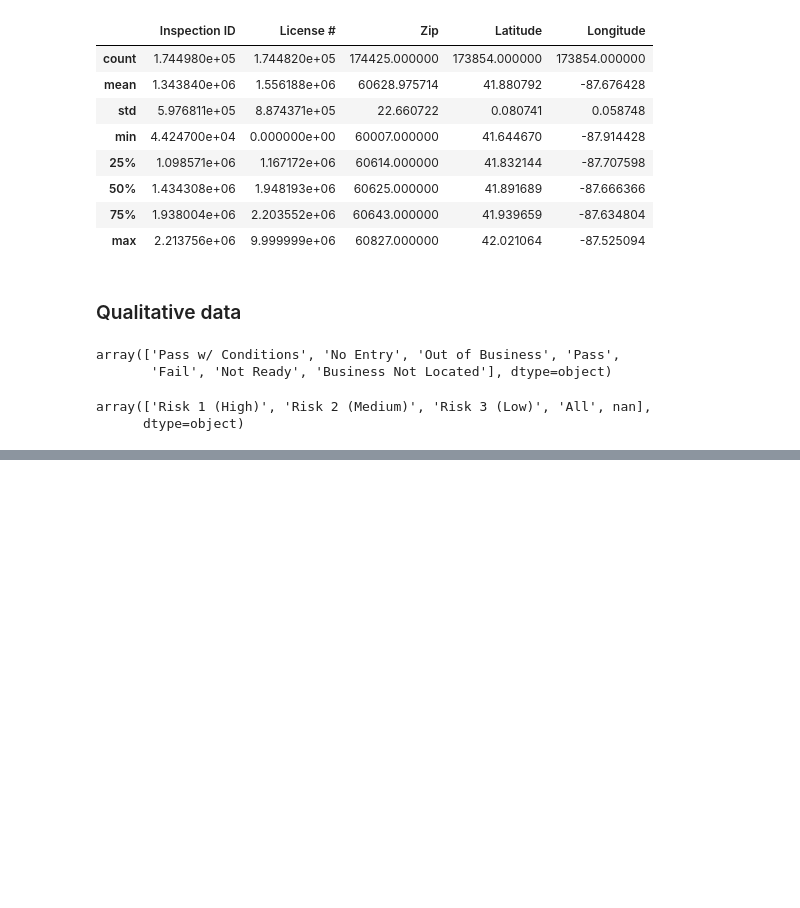
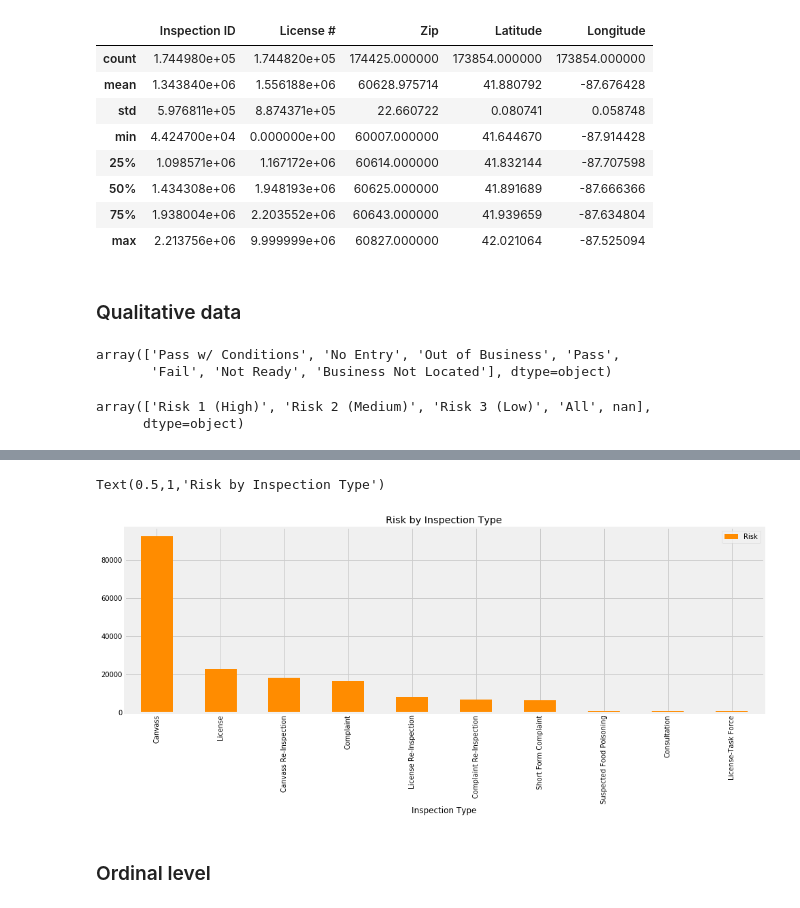
Before and after one commit to yungshun317/feature-understanding, a Jupyter notebook: food_inspections.ipynb, the cells around one changed output, grey strips where cells are left out. Drawn from its saved outputs; the diff is of its cells as text; code cells hidden in the pictures; blank space fills up the shorter version.

```diff
--- a/food_inspections.ipynb
+++ b/food_inspections.ipynb
@@ -89,0 +102,12 @@ array(['Risk 1 (High)', 'Risk 2 (Medium)', 'Risk 3 (Low)', 'All', nan],
+# %%
+fig = plt.figure(figsize=(15,5))
+ax = fig.gca()
+
+food.groupby('Inspection Type')[['Risk']].count().sort_values(
+    'Risk', ascending=False).head(10).plot.bar(stacked=False, ax=ax, color='darkorange')
+ax.set_title('Risk by Inspection Type')
+# %% [output]
+Text(0.5,1,'Risk by Inspection Type')
+[figure, added]
+# %% [markdown]
+### Ordinal level
```
Also changed, not shown: parts of 7 cells of this notebook.
